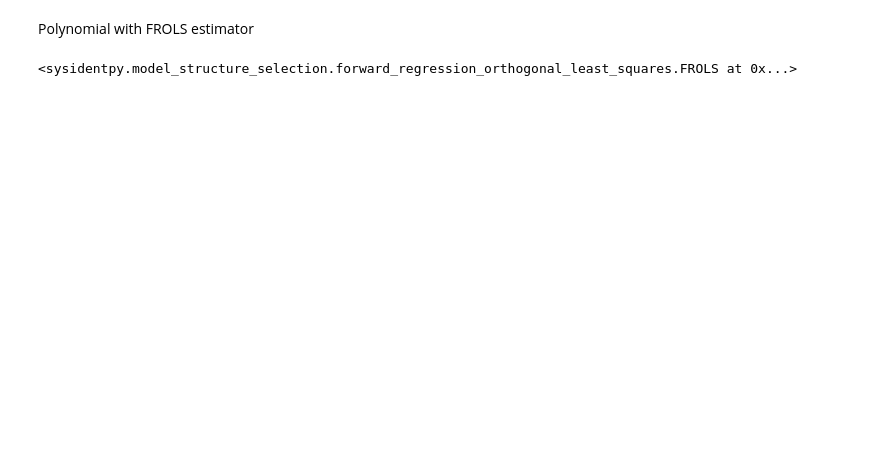
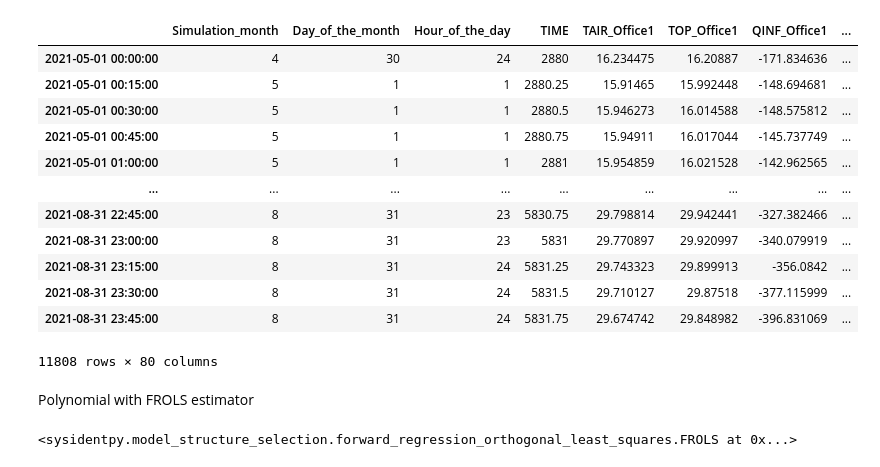
Before and after one commit to KrisCHEN8/PCM_RL-MPC, a Jupyter notebook: models/indoor_prediction_final.ipynb, the cells around one changed output. Saved outputs shown, nothing was run; the diff lists cells and outputs as text; code cells hidden in the pictures; blank space fills up the shorter version.

```diff
--- a/models/indoor_prediction_final.ipynb
+++ b/models/indoor_prediction_final.ipynb
@@ -42,7 +42,23 @@ building_results_cs = building_results[(building_results.index.month==6) | (buil
 # %%
 total_df = pd.concat([building_results_cs, office_elec_cs], axis=1)
-total_df['Electricity Demand-TOT Cooling'].shift(-1)
+#total_df['Electricity Demand-TOT Cooling'].shift(-1)
 total_df.dropna(inplace=True, axis=0)
+
+display(total_df)
+# %% [output]
+|  | Simulation_month | Day_of_the_month | Hour_of_the_day | TIME | TAIR_Office1 | TOP_Office1 | QINF_Office1 | ... |
+| 2021-05-01 00:00:00 | 4 | 30 | 24 | 2880 | 16.234475 | 16.20887 | -171.834636 | ... |
+| 2021-05-01 00:15:00 | 5 | 1 | 1 | 2880.25 | 15.91465 | 15.992448 | -148.694681 | ... |
+| 2021-05-01 00:30:00 | 5 | 1 | 1 | 2880.5 | 15.946273 | 16.014588 | -148.575812 | ... |
+| 2021-05-01 00:45:00 | 5 | 1 | 1 | 2880.75 | 15.94911 | 16.017044 | -145.737749 | ... |
+| 2021-05-01 01:00:00 | 5 | 1 | 1 | 2881 | 15.954859 | 16.021528 | -142.962565 | ... |
+| ... | ... | ... | ... | ... | ... | ... | ... | ... |
+| 2021-08-31 22:45:00 | 8 | 31 | 23 | 5830.75 | 29.798814 | 29.942441 | -327.382466 | ... |
+| 2021-08-31 23:00:00 | 8 | 31 | 23 | 5831 | 29.770897 | 29.920997 | -340.079919 | ... |
+| 2021-08-31 23:15:00 | 8 | 31 | 24 | 5831.25 | 29.743323 | 29.899913 | -356.0842 | ... |
+| 2021-08-31 23:30:00 | 8 | 31 | 24 | 5831.5 | 29.710127 | 29.87518 | -377.115999 | ... |
+| 2021-08-31 23:45:00 | 8 | 31 | 24 | 5831.75 | 29.674742 | 29.848982 | -396.831069 | ... |
+11808 rows × 80 columns
 # %%
 # split training and validation sets (Jun Jul as training, Aug as validation)
 train_df = total_df[total_df.index.month!=8]
```
Also changed, not shown: parts of 6 cells of this notebook, 3 other files.
